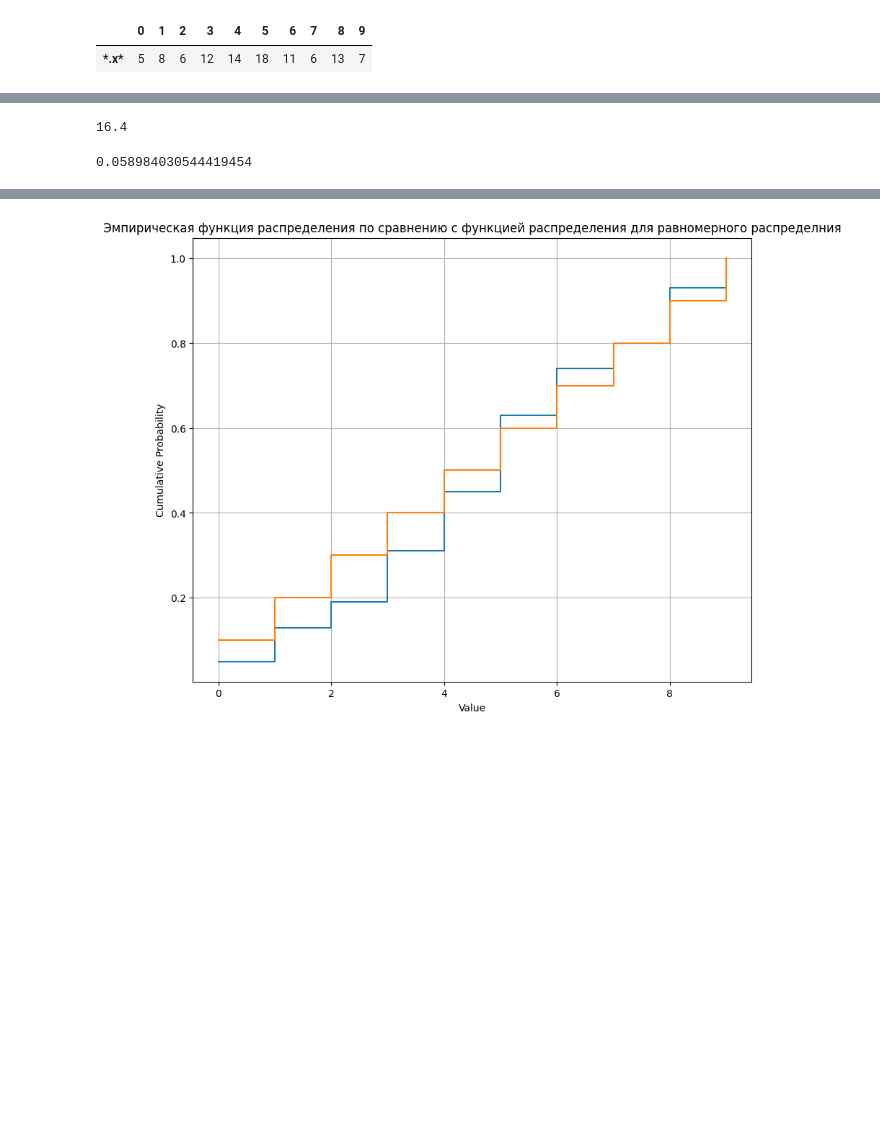
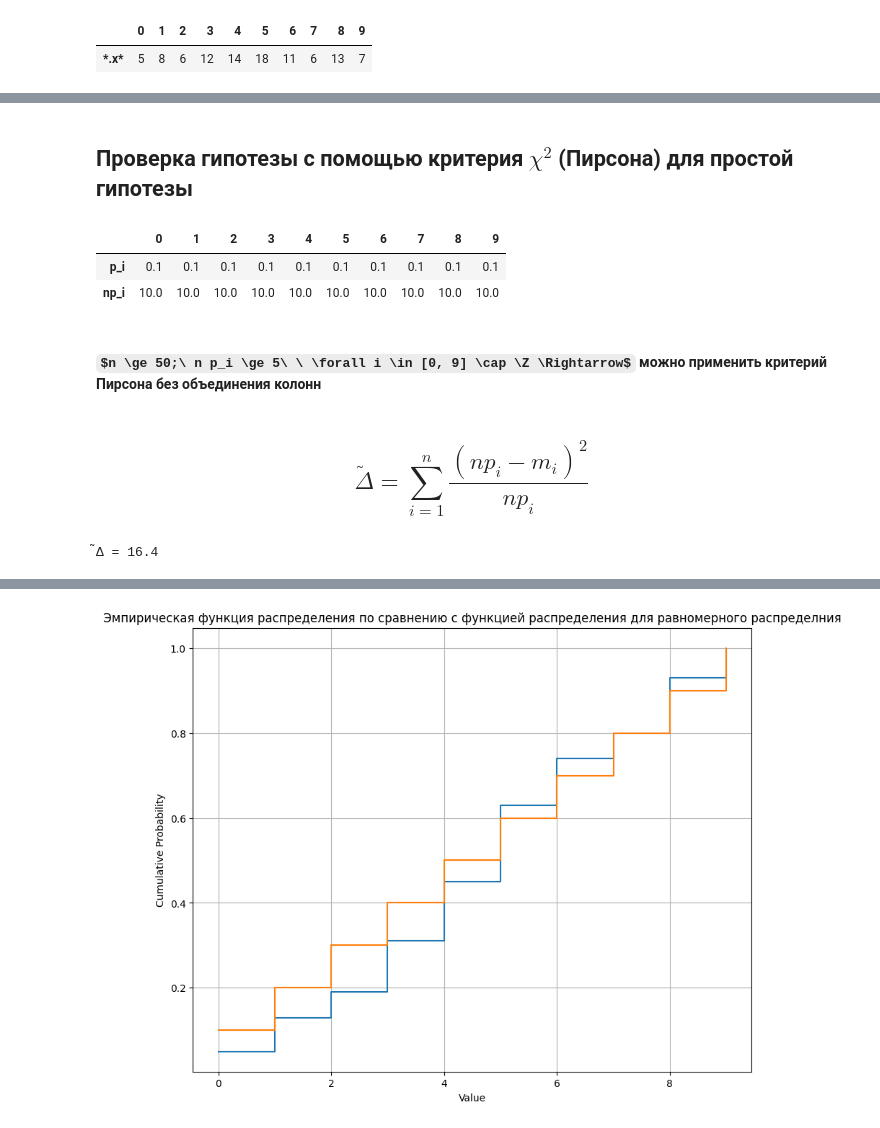
Before and after one commit to H0p1ty/MIPT_DAFE_Sem4_MathematicalStatistics, a Jupyter notebook: tasks/T10.ipynb, the cells around one changed output, grey strips where cells are left out. Saved outputs shown, nothing was run; the diff lists cells and outputs as text; code cells hidden in the pictures; some formulas as TeX source; blank space fills up the shorter version.

```diff
--- a/tasks/T10.ipynb
+++ b/tasks/T10.ipynb
@@ -26,14 +28,24 @@ data_df
+# %% [markdown]
+## Проверка гипотезы с помощью критерия ${\chi}^2$ (Пирсона) для простой гипотезы
+# %%
+alpha = 0.05
+
+p_np_df = pd.DataFrame(columns=columns, index=pd.Index(["p_i", "np_i"]))
+p_np_df.loc["p_i", :] = np.array([0.1 for _ in range(0, 9+1)])
+p_np_df.loc["np_i", :] = np.array([0.1*n for i in range(0, 9+1)])
+p_np_df
+# %% [output]
+|  | 0 | 1 | 2 | 3 | 4 | 5 | 6 | 7 | 8 | 9 |
+| p_i | 0.1 | 0.1 | 0.1 | 0.1 | 0.1 | 0.1 | 0.1 | 0.1 | 0.1 | 0.1 |
+| np_i | 10.0 | 10.0 | 10.0 | 10.0 | 10.0 | 10.0 | 10.0 | 10.0 | 10.0 | 10.0 |
+# %% [markdown]
+#### $n \ge 50;\ n p_i \ge 5\ \ \forall i \in [0, 9] \cap \Z \Rightarrow$ можно применить критерий Пирсона без объединения колонн
+# %% [markdown]
+## $$\widetilde{\Delta} = \displaystyle\sum_{i=1}^n \frac{(n p_i - m_i)^2}{n p_i}$$
 # %%
-# def delta_i(i: int, df: pd.DataFrame) -> float:
-#     return
 p = 1/10 # Для равномерного распределения для дискретных значений
 delta = 0
 for i in range(0, 9+1): delta += (n*p - data_df.loc["*.x*", i])**2 / (n*p)
-delta
+print(f"\u0303\u0394 = {delta}")
 # %% [output]
-16.4
+̃Δ = 16.4
-# %%
-sf = chi2.sf(delta, 10-1)
-print(sf)
-# %% [output]
-0.058984030544419454
```
Also changed, not shown: parts of 48 cells of this notebook.
